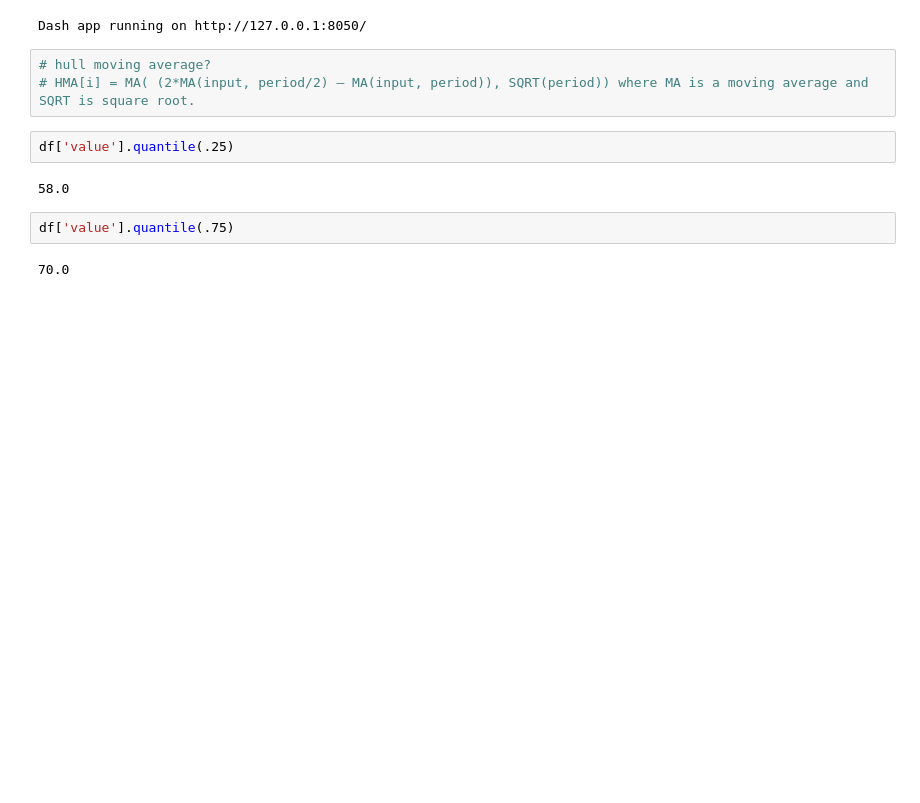
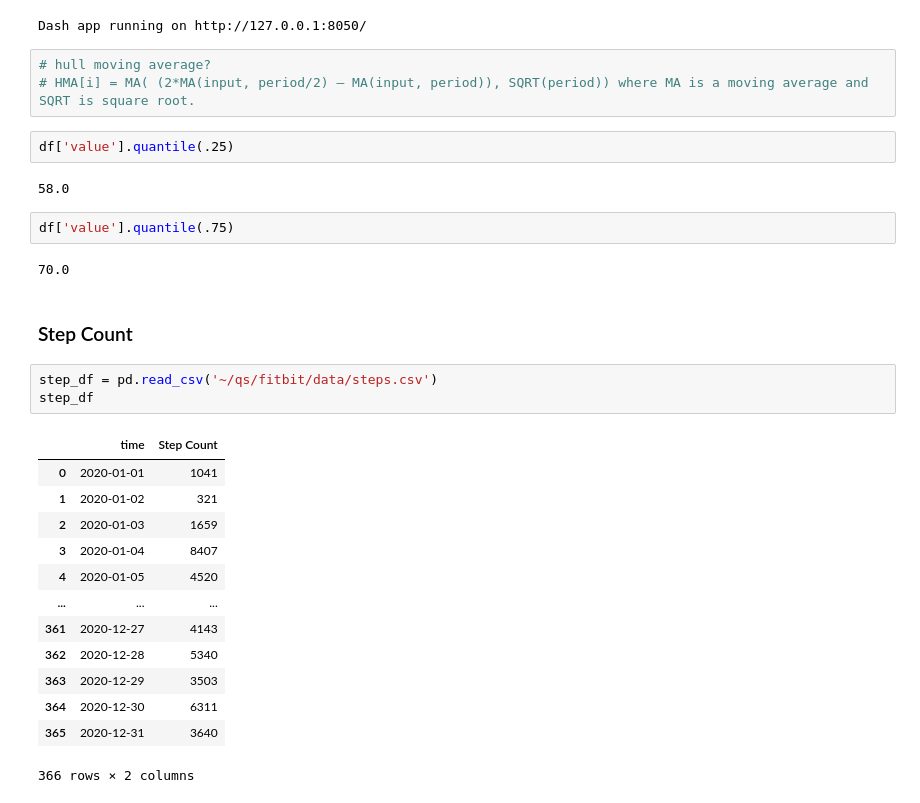
Before and after one commit to mcwaage1/qs, a Jupyter notebook: fitbit/fitbit_dash.ipynb, the cells around one changed output. Saved outputs shown, nothing was run; the diff lists cells and outputs as text; blank space fills up the shorter version.

```diff
--- a/fitbit/fitbit_dash.ipynb
+++ b/fitbit/fitbit_dash.ipynb
@@ -148,3 +148,22 @@ df['value'].quantile(.25)
 df['value'].quantile(.75)
 # %% [output]
 70.0
+# %% [markdown]
+### Step Count
+# %%
+step_df = pd.read_csv('~/qs/fitbit/data/steps.csv')
+step_df
+# %% [output]
+|  | time | Step Count |
+| 0 | 2020-01-01 | 1041 |
+| 1 | 2020-01-02 | 321 |
+| 2 | 2020-01-03 | 1659 |
+| 3 | 2020-01-04 | 8407 |
+| 4 | 2020-01-05 | 4520 |
+| ... | ... | ... |
+| 361 | 2020-12-27 | 4143 |
+| 362 | 2020-12-28 | 5340 |
+| 363 | 2020-12-29 | 3503 |
+| 364 | 2020-12-30 | 6311 |
+| 365 | 2020-12-31 | 3640 |
+366 rows × 2 columns
```
Also changed, not shown: parts of 3 cells of this notebook, 2 other files.
